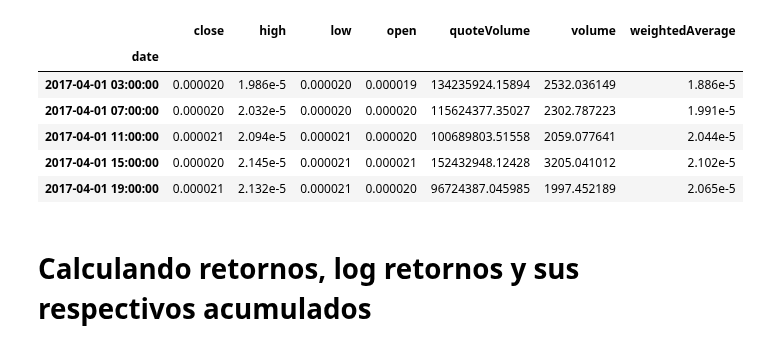
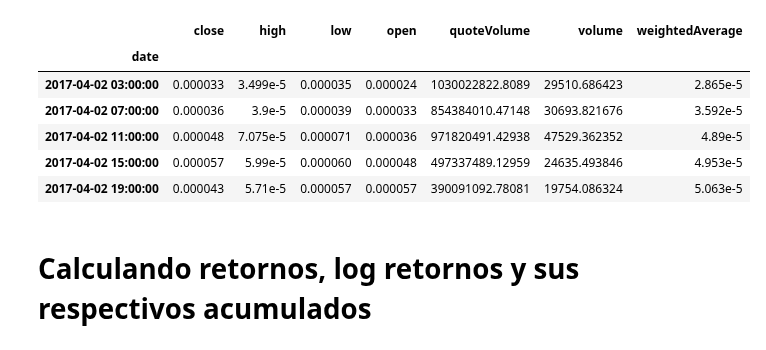
Before and after one commit to ADCryptoSolutions/adcb, a Jupyter notebook: Bot organizado.ipynb, the cells around one changed output. Saved outputs shown, nothing was run; the diff lists cells and outputs as text; code cells hidden in the pictures.

```diff
--- a/Bot organizado.ipynb
+++ b/Bot organizado.ipynb
@@ -11,42 +11,42 @@ polo = Poloniex()
 
 # historyData es una lista de diccionarios python
 historyData = polo.returnChartData(currencyPair="BTC_XRP",
-                     start=string2ts("2017-04-01 00:00:00"),
-                     end=string2ts("2017-05-01 00:00:00"),
+                     start=string2ts("2017-04-02 00:00:00"),
+                     end=string2ts("2017-05-15 00:00:00"),
                      period=3600*4)
 
 # Guardando los datos como lista de diccionarios en un archivo de texto
 # esto permite acceder a ellos y trabajar como data frame offline
 with open("XMR_data.out","w") as f:
     json.dump(historyData,f)
 
 with open("XMR_data.out") as f:
     historyData = json.load(f)
     #print data
 
 # convirtiendo datos en data frame
 df = pd.DataFrame(historyData)
 
 #  convirtiendo string a float o int
 df["close"] =pd.to_numeric(df['close'])
 df["open"] =pd.to_numeric(df['open'])
 df["low"] =pd.to_numeric(df['high'])
 df["volume"] =pd.to_numeric(df['volume'])
 df["date"] = pd.to_datetime(df["date"].apply(ts2string))
 
 # seleccionando la columna de fecha como indice
 df = df.set_index("date")
 
 # examinando las primeras filas
 df.head()
 # %% [output]
 |  | close | high | low | open | quoteVolume | volume | weightedAverage |
 | date |  |  |  |  |  |  |  |
-| 2017-04-01 03:00:00 | 0.000020 | 1.986e-5 | 0.000020 | 0.000019 | 134235924.15894 | 2532.036149 | 1.886e-5 |
-| 2017-04-01 07:00:00 | 0.000020 | 2.032e-5 | 0.000020 | 0.000020 | 115624377.35027 | 2302.787223 | 1.991e-5 |
-| 2017-04-01 11:00:00 | 0.000021 | 2.094e-5 | 0.000021 | 0.000020 | 100689803.51558 | 2059.077641 | 2.044e-5 |
-| 2017-04-01 15:00:00 | 0.000020 | 2.145e-5 | 0.000021 | 0.000021 | 152432948.12428 | 3205.041012 | 2.102e-5 |
-| 2017-04-01 19:00:00 | 0.000021 | 2.132e-5 | 0.000021 | 0.000020 | 96724387.045985 | 1997.452189 | 2.065e-5 |
+| 2017-04-02 03:00:00 | 0.000033 | 3.499e-5 | 0.000035 | 0.000024 | 1030022822.8089 | 29510.686423 | 2.865e-5 |
+| 2017-04-02 07:00:00 | 0.000036 | 3.9e-5 | 0.000039 | 0.000033 | 854384010.47148 | 30693.821676 | 3.592e-5 |
+| 2017-04-02 11:00:00 | 0.000048 | 7.075e-5 | 0.000071 | 0.000036 | 971820491.42938 | 47529.362352 | 4.89e-5 |
+| 2017-04-02 15:00:00 | 0.000057 | 5.99e-5 | 0.000060 | 0.000048 | 497337489.12959 | 24635.493846 | 4.953e-5 |
+| 2017-04-02 19:00:00 | 0.000043 | 5.71e-5 | 0.000057 | 0.000057 | 390091092.78081 | 19754.086324 | 5.063e-5 |
 # %% [markdown]
 # Calculando retornos, log retornos y sus respectivos acumulados
 # %%
```
Also changed, not shown: parts of 4 cells of this notebook, 3 other files.
